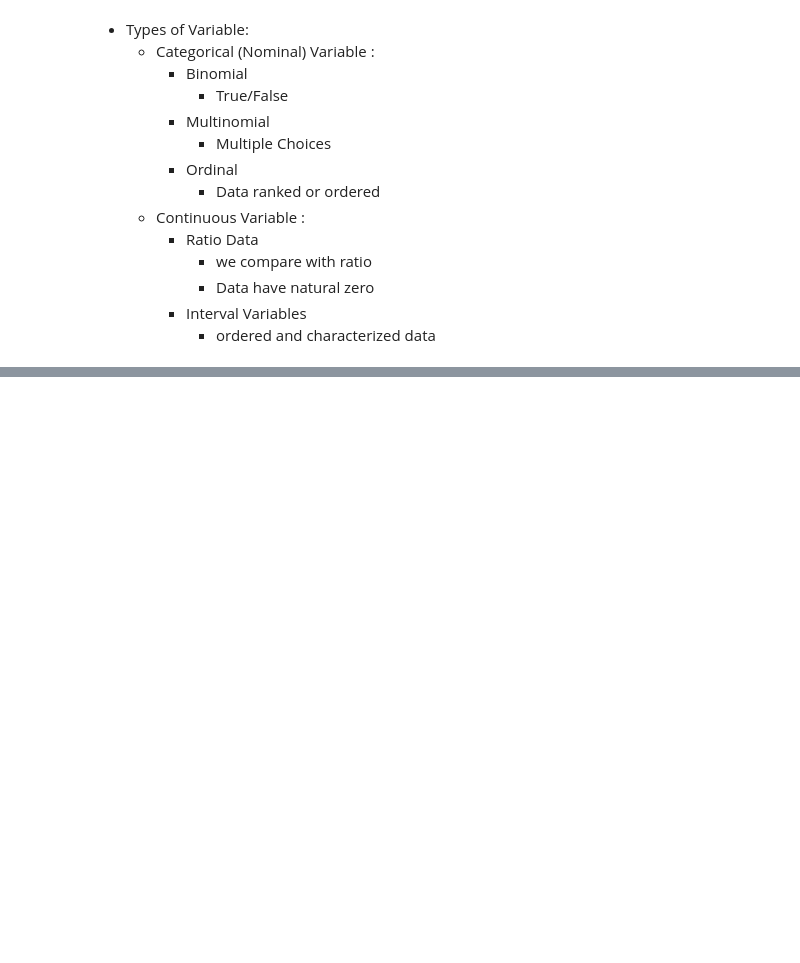
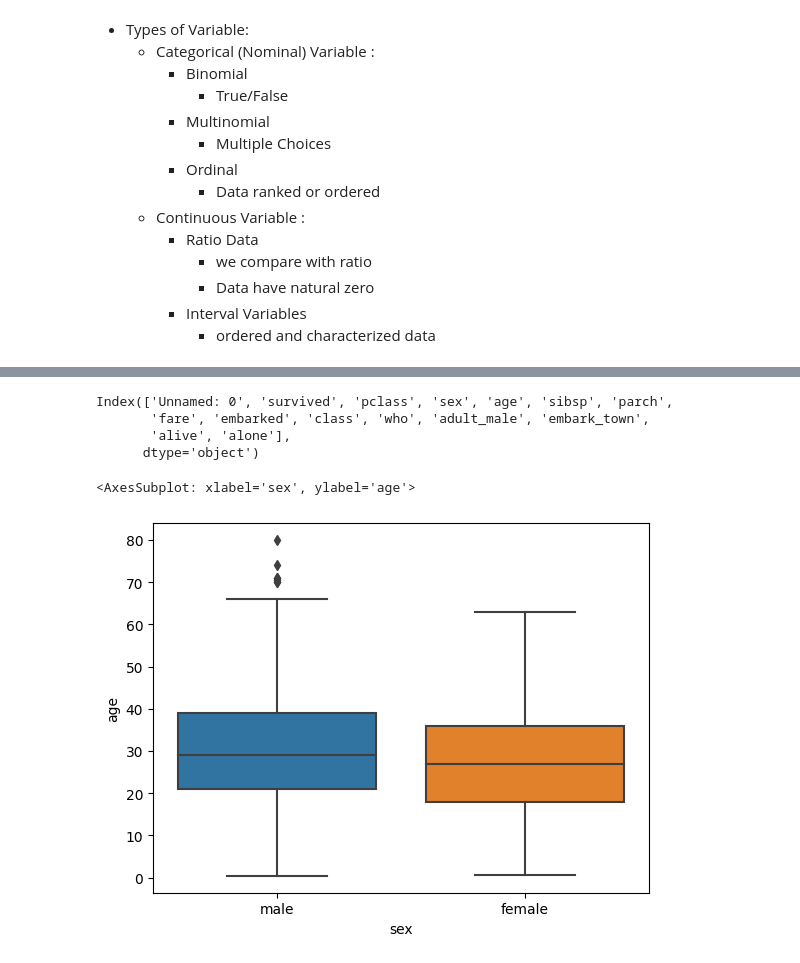
Before and after one commit to ashhad25/python-for-datascience, a Jupyter notebook: python_ka_chilla/pandas/statistic_week.ipynb, the cells around one changed output, grey strips where cells are left out. Cells and saved outputs as stored; diff of their text form; code cells hidden in the pictures; blank space fills up the shorter version.

```diff
--- a/python_ka_chilla/pandas/statistic_week.ipynb
+++ b/python_ka_chilla/pandas/statistic_week.ipynb
@@ -43,0 +57,2 @@
+# %%
+ks = pd.read_csv('./kashit.csv')
@@ -43,0 +156,4 @@
+# %%
+# as 'deck' column has the most missing values so we drop/remove the whole column (cleaning data step1)
+kashti_cleandata = ks.drop(columns=['deck'])
+kashti_cleandata.head()
@@ -43,0 +190,4 @@
+# %%
+# we drop the remaining null value rows and update our variable (cleaning data step2)
+kashti_cleandata = kashti_cleandata.dropna()
+kashti_cleandata
@@ -43,0 +262,12 @@
+# %%
+kashti_cleandata.columns
+# %% [output]
+Index(['Unnamed: 0', 'survived', 'pclass', 'sex', 'age', 'sibsp', 'parch',
+       'fare', 'embarked', 'class', 'who', 'adult_male', 'embark_town',
+       'alive', 'alone'],
+      dtype='object')
+# %%
+sns.boxplot(x='sex', y='age', data=kashti_cleandata)
+# %% [output]
+<AxesSubplot: xlabel='sex', ylabel='age'>
+[figure, added]
```
Also changed, not shown: parts of 54 cells of this notebook.
